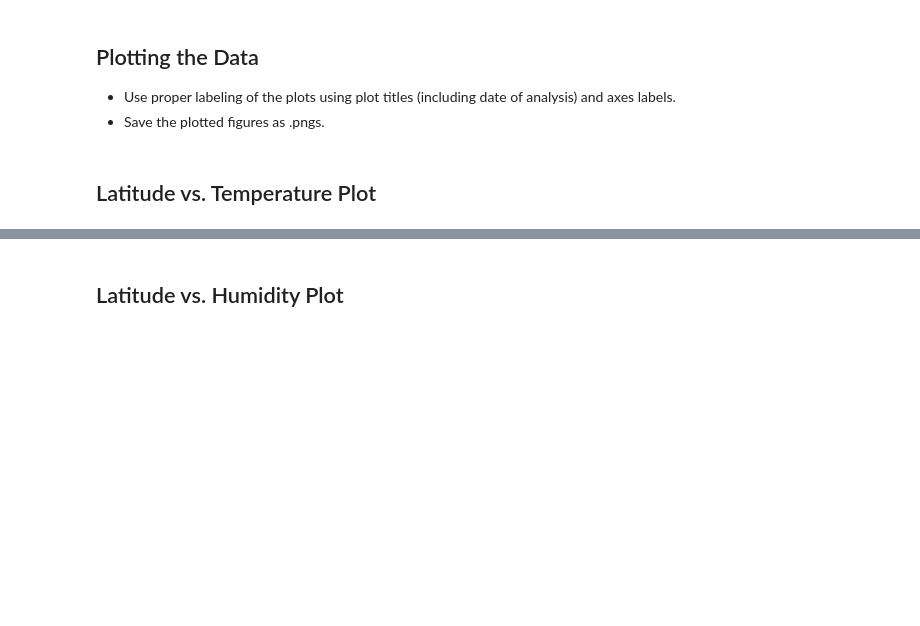
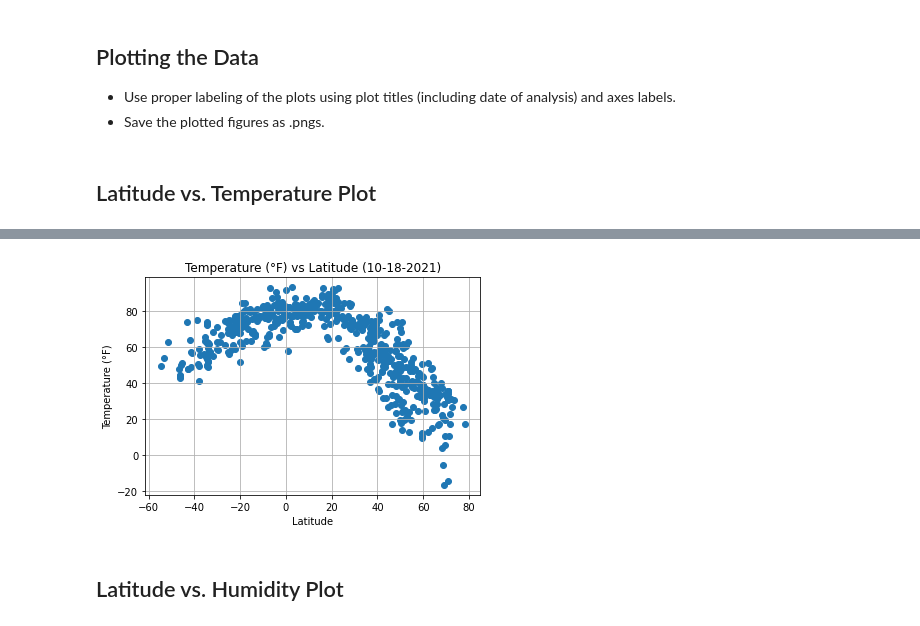
Before and after one commit to melorebecca/python-api-challenge, a Jupyter notebook: WeatherPy/WeatherPy.ipynb, the cells around one changed output, grey strips where cells are left out. Saved outputs shown, nothing was run; the diff lists cells and outputs as text; code cells hidden in the pictures; blank space fills up the shorter version.

Commit message:
Updated up until Lat v Humidity Plot

```diff
--- a/WeatherPy/WeatherPy.ipynb
+++ b/WeatherPy/WeatherPy.ipynb
@@ -229,2 +232,12 @@ Int64Index([], dtype='int64')
+# %%
+plt.scatter(city_data_df["Lat"], city_data_df["Max Temp"])
+plt.grid()
+plt.xlabel("Latitude")
+plt.ylabel("Temperature (°F)")
+plt.title(f'Temperature (°F) vs Latitude ({date})')
+
+plt.savefig("../images/tempvslat.png")
+# %% [output]
+[figure, added]
 # %% [markdown]
 ## Latitude vs. Humidity Plot
```
Also changed, not shown: parts of 7 cells of this notebook, 3 other files.
